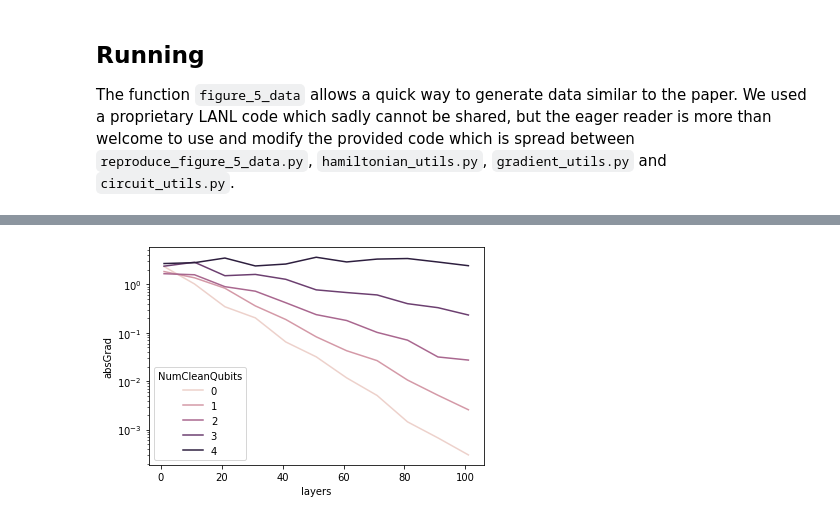
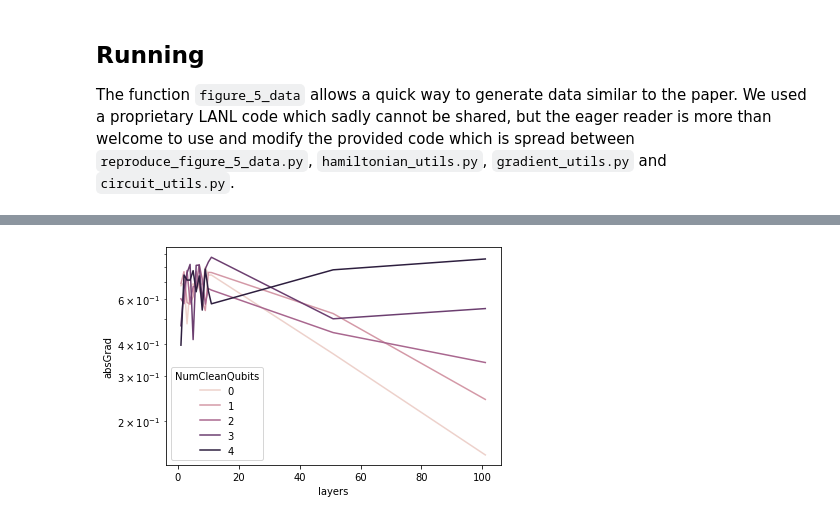
Before and after one commit to danielbultrini/Clean_Dirty_Qubits, a Jupyter notebook: Recreate data.ipynb, the cells around one changed output, grey strips where cells are left out. Saved outputs shown, nothing was run; the diff lists cells and outputs as text; code cells hidden in the pictures.

```diff
--- a/Recreate data.ipynb
+++ b/Recreate data.ipynb
@@ -25,6 +42,10 @@ else:
+# %%
+df = pd.concat([pd.read_pickle('results/S_55-99_L_1-51_Q_4_depolarising_0.002425.pkl'), pd.read_pickle('results/S_5-9_L_1-11_Q_4_depolarising_0.002425.pkl'),pd.read_pickle('results/S_0-3_L_1-101_Q_4_depolarising_0.002425.pkl')])
+df['absGrad'] = np.abs(df['Grad'])/df.qubits
+# %%
+df=df.reset_index()
 # %%
-df = pd.read_pickle("results/precomputed_results.pkl")
-g = sns.lineplot(data=df, x="layers", y="absGrad", hue="NumCleanQubits", ci=None)
+g = sns.lineplot(data=df, x="layers", y="absGrad", hue="NumCleanQubits", ci=None,estimator=np.mean)
 g.set_yscale("log")
 # %% [output]
-[figure, old version]
+[figure, new version]
```
Also changed, not shown: parts of 1 cell of this notebook, 10 other files.
